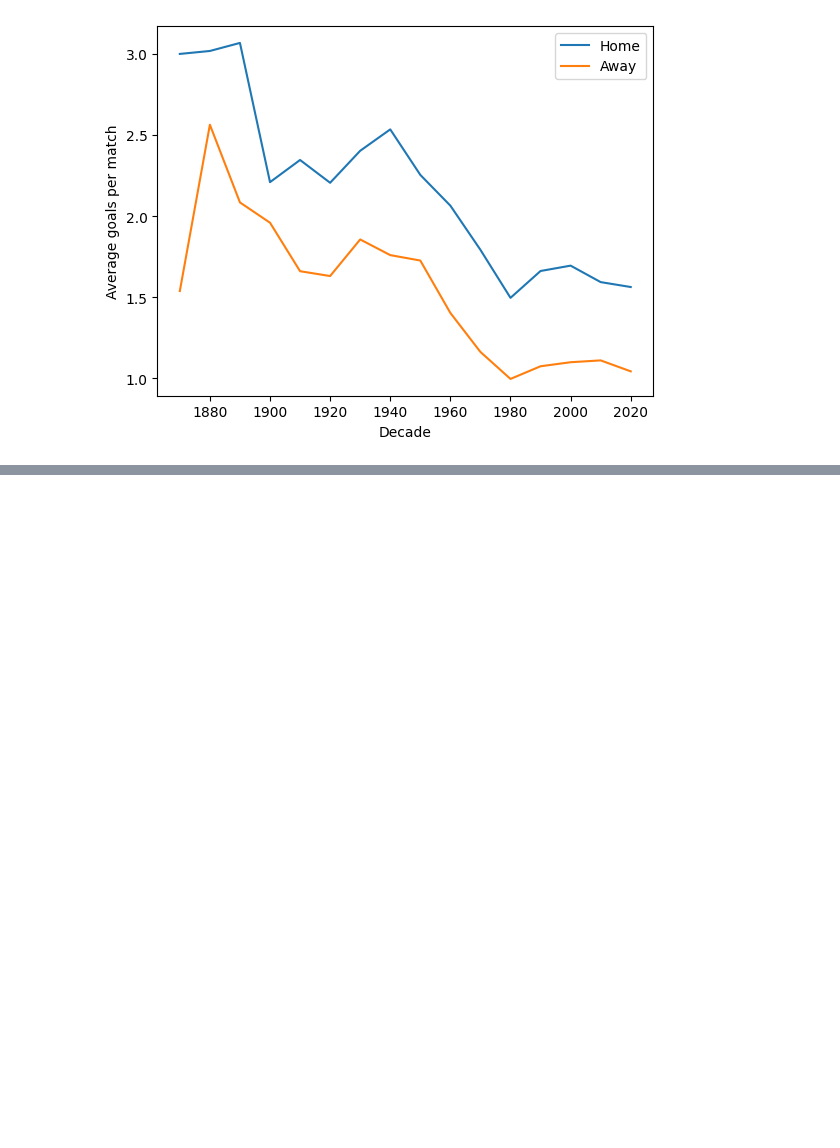
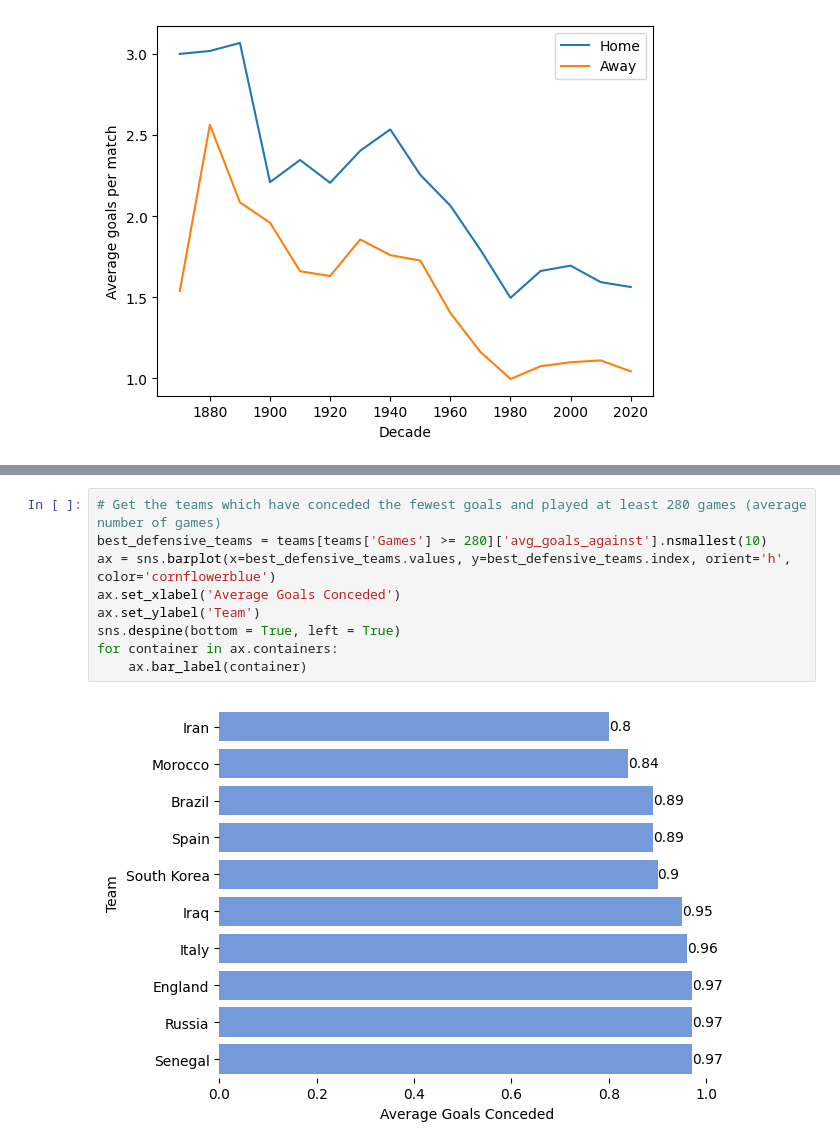
Before and after one commit to zina1t/Football-Matches-Analysis, a Jupyter notebook: football.ipynb, the cells around one changed output, grey strips where cells are left out. Cells and saved outputs as stored; diff of their text form; blank space fills up the shorter version.

```diff
--- a/football.ipynb
+++ b/football.ipynb
@@ -262,0 +236,11 @@ dtype: float64
+# %%
+# Get the teams which have conceded the fewest goals and played at least 280 games (average number of games)
+best_defensive_teams = teams[teams['Games'] >= 280]['avg_goals_against'].nsmallest(10)
+ax = sns.barplot(x=best_defensive_teams.values, y=best_defensive_teams.index, orient='h', color='cornflowerblue')
+ax.set_xlabel('Average Goals Conceded')
+ax.set_ylabel('Team')
+sns.despine(bottom = True, left = True)
+for container in ax.containers:
+    ax.bar_label(container)
+# %% [output]
+[figure, added]
```
Also changed, not shown: parts of 6 cells of this notebook.
